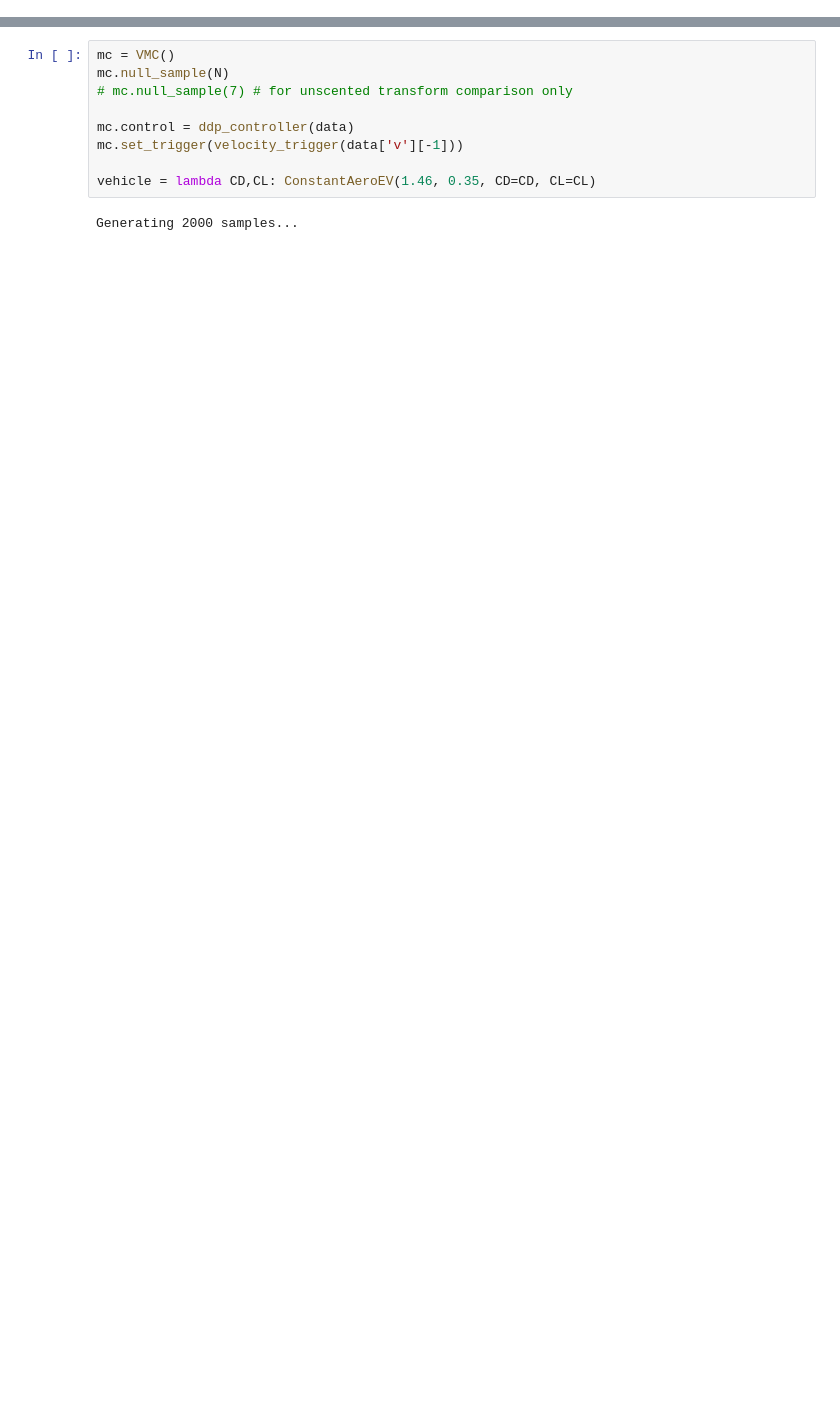
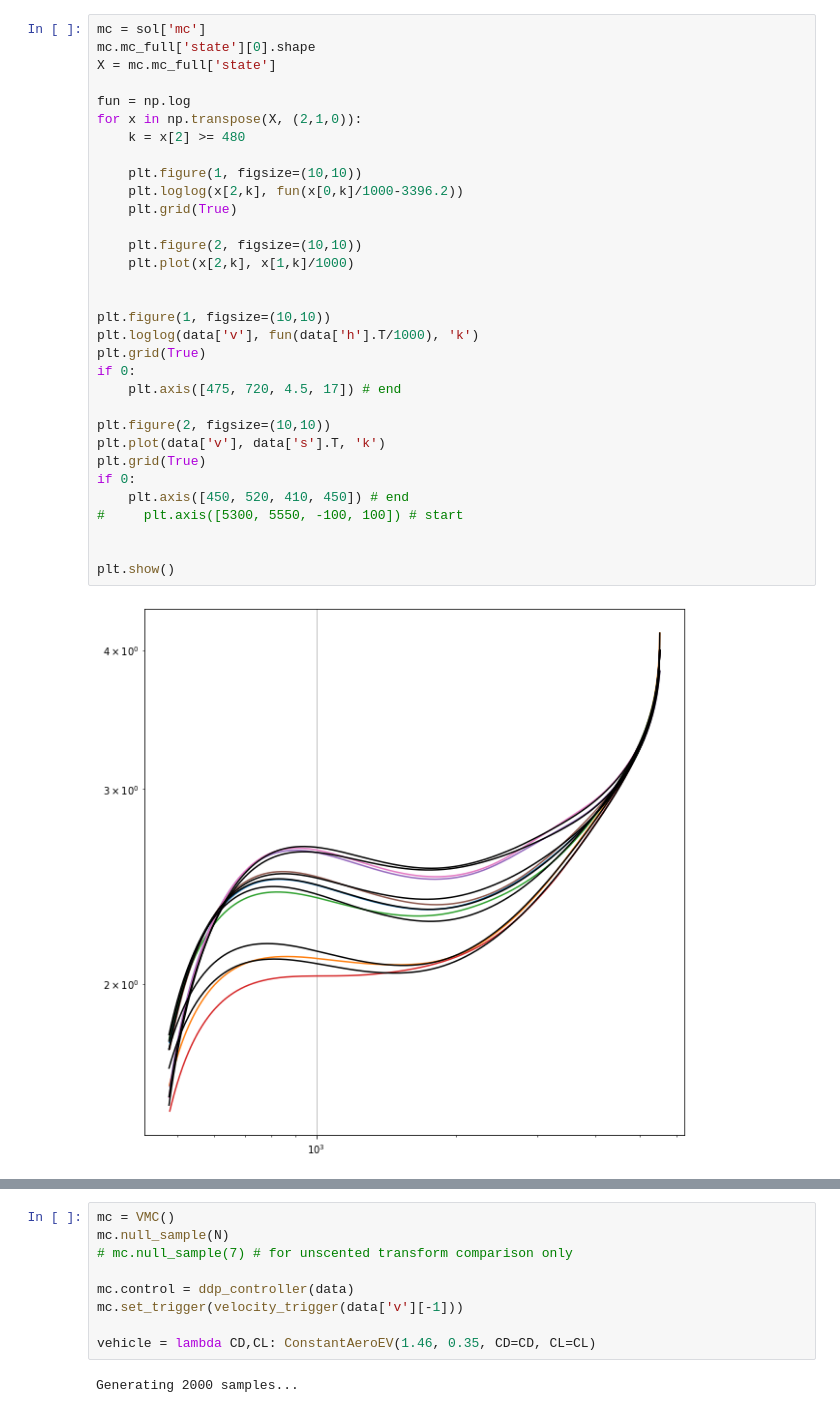
Before and after one commit to CDNoyes/EDL-Py, a Jupyter notebook: DDPMonteCarlo.ipynb, the cells around one changed output, grey strips where cells are left out. Cells and saved outputs as stored; diff of their text form; blank space fills up the shorter version.

```diff
--- a/DDPMonteCarlo.ipynb
+++ b/DDPMonteCarlo.ipynb
@@ -29,0 +236,34 @@ np.set_printoptions(suppress=True, precision=3)
+# %%
+mc = sol['mc']
+mc.mc_full['state'][0].shape
+X = mc.mc_full['state']
+
+fun = np.log
+for x in np.transpose(X, (2,1,0)):
+    k = x[2] >= 480
+
+    plt.figure(1, figsize=(10,10))
+    plt.loglog(x[2,k], fun(x[0,k]/1000-3396.2))
+    plt.grid(True)
+
+    plt.figure(2, figsize=(10,10))
+    plt.plot(x[2,k], x[1,k]/1000)
+
+
+plt.figure(1, figsize=(10,10))
+plt.loglog(data['v'], fun(data['h'].T/1000), 'k')
+plt.grid(True)
+if 0:
+    plt.axis([475, 720, 4.5, 17]) # end
+
+plt.figure(2, figsize=(10,10))
+plt.plot(data['v'], data['s'].T, 'k')
+plt.grid(True)
+if 0:
+    plt.axis([450, 520, 410, 450]) # end
+#     plt.axis([5300, 5550, -100, 100]) # start
+
+
+plt.show()
+# %% [output]
+[figure, added]
```
Also changed, not shown: parts of 24 cells of this notebook.
